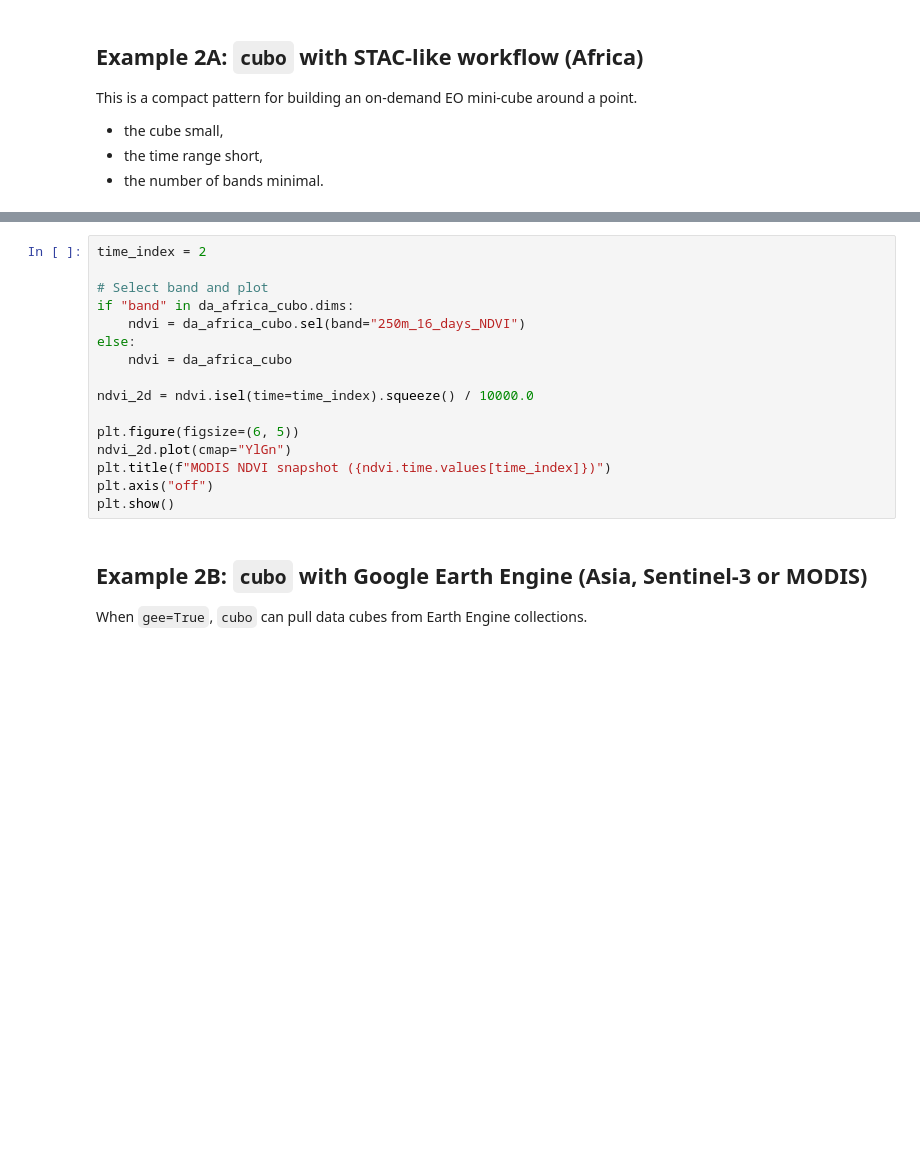
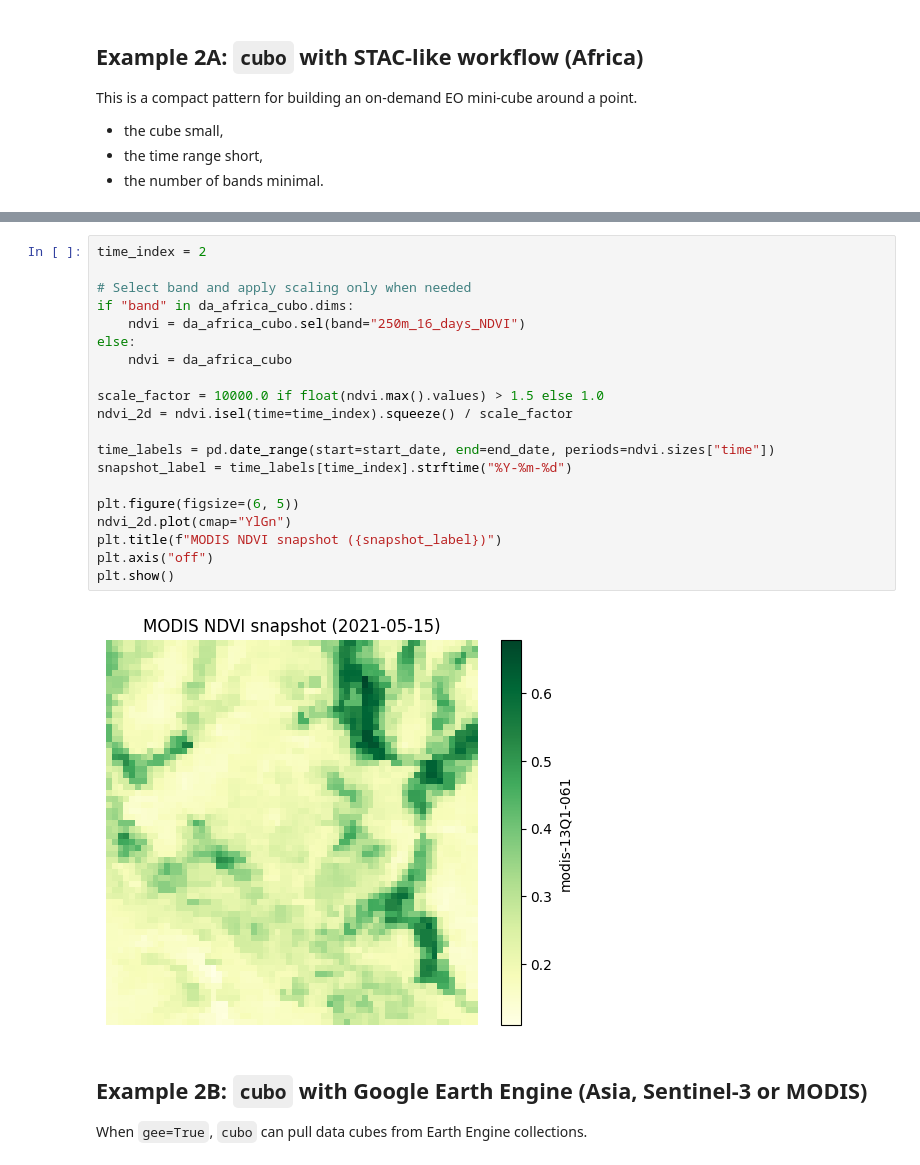
Before and after one commit to khizerzakir/CEOS_UNOOSA_Training, a Jupyter notebook: eo_climate_resilience_tutorial_africa_asia.ipynb, the cells around one changed output, grey strips where cells are left out. Drawn from its saved outputs; the diff is of its cells as text; blank space fills up the shorter version.

```diff
--- a/eo_climate_resilience_tutorial_africa_asia.ipynb
+++ b/eo_climate_resilience_tutorial_africa_asia.ipynb
@@ -371,19 +457,25 @@ time_coverage_end :
 # %%
 time_index = 2
 
-# Select band and plot
+# Select band and apply scaling only when needed
 if "band" in da_africa_cubo.dims:
     ndvi = da_africa_cubo.sel(band="250m_16_days_NDVI")
 else:
     ndvi = da_africa_cubo
 
-ndvi_2d = ndvi.isel(time=time_index).squeeze() / 10000.0
+scale_factor = 10000.0 if float(ndvi.max().values) > 1.5 else 1.0
+ndvi_2d = ndvi.isel(time=time_index).squeeze() / scale_factor
+
+time_labels = pd.date_range(start=start_date, end=end_date, periods=ndvi.sizes["time"])
+snapshot_label = time_labels[time_index].strftime("%Y-%m-%d")
 
 plt.figure(figsize=(6, 5))
 ndvi_2d.plot(cmap="YlGn")
-plt.title(f"MODIS NDVI snapshot ({ndvi.time.values[time_index]})")
+plt.title(f"MODIS NDVI snapshot ({snapshot_label})")
 plt.axis("off")
 plt.show()
+# %% [output]
+[figure, added]
 # %% [markdown]
 ## Example 2B: `cubo` with Google Earth Engine (Asia, Sentinel-3 or MODIS)
 
```
Also changed, not shown: parts of 31 cells of this notebook, 8 other files.
